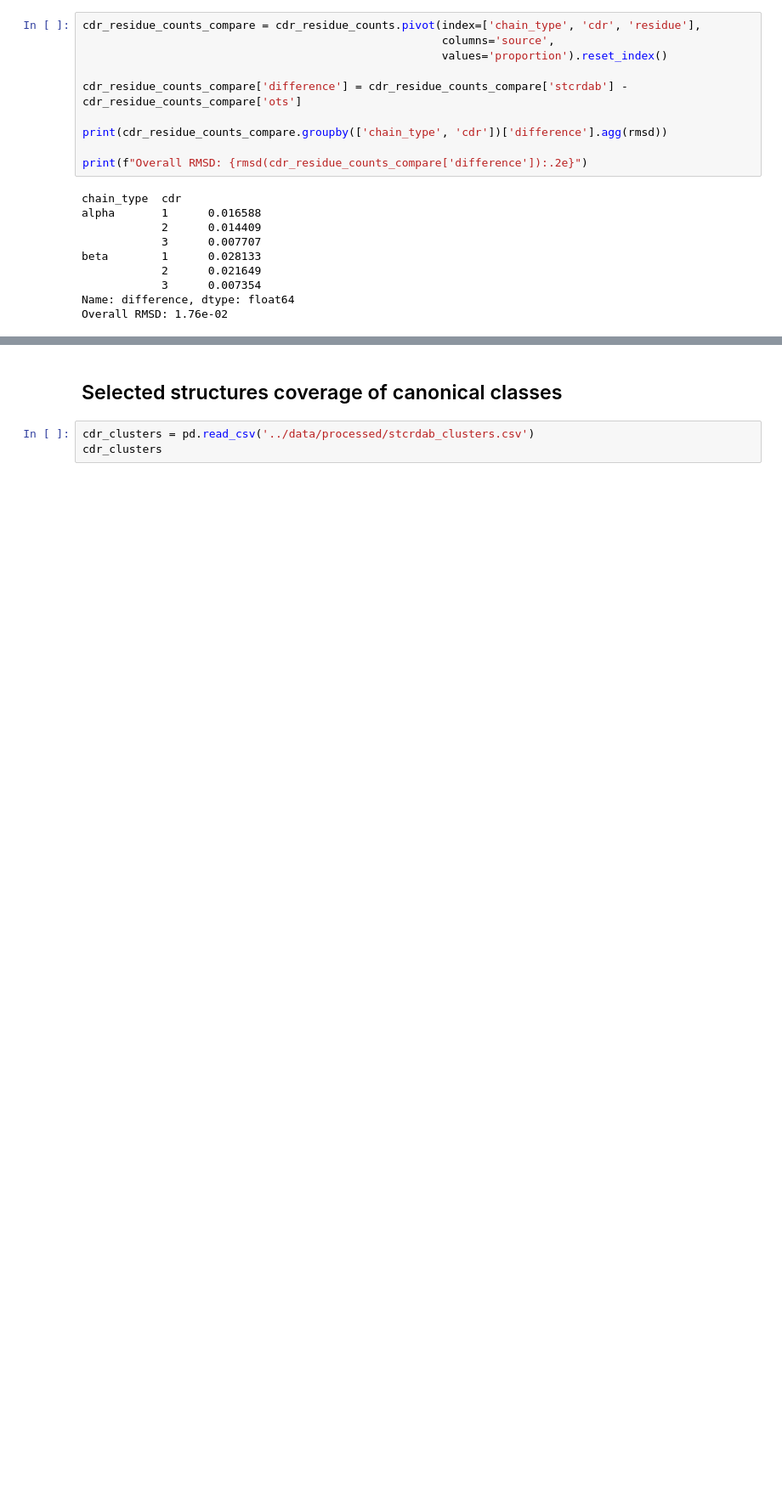
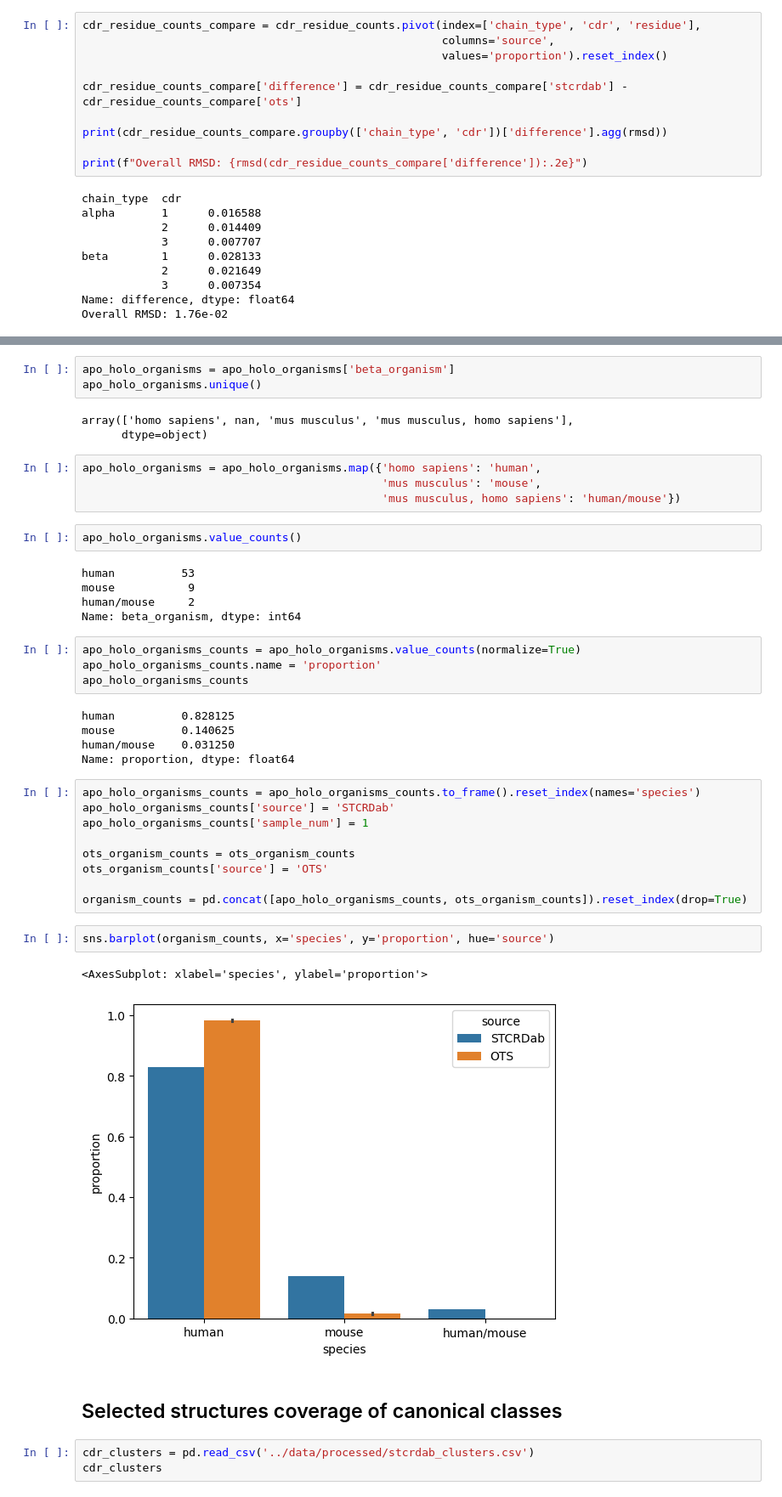
Before and after one commit to benjiemc/tcr-pmhc-interface-analysis, a Jupyter notebook: notebooks/Ascertaining_the_generalisability_of_the_structure_data.ipynb, the cells around one changed output, grey strips where cells are left out. Shown at 85% size. Cells and saved outputs as stored; diff of their text form; blank space fills up the shorter version.

Commit message:
Add species comparison to OTS

```diff
--- a/notebooks/Ascertaining_the_generalisability_of_the_structure_data.ipynb
+++ b/notebooks/Ascertaining_the_generalisability_of_the_structure_data.ipynb
@@ -583,3 +624,43 @@ Overall RMSD: 1.76e-02
+# %%
+apo_holo_organisms = apo_holo_organisms['beta_organism']
+apo_holo_organisms.unique()
+# %% [output]
+array(['homo sapiens', nan, 'mus musculus', 'mus musculus, homo sapiens'],
+      dtype=object)
+# %%
+apo_holo_organisms = apo_holo_organisms.map({'homo sapiens': 'human',
+                                             'mus musculus': 'mouse',
+                                             'mus musculus, homo sapiens': 'human/mouse'})
+# %%
+apo_holo_organisms.value_counts()
+# %% [output]
+human          53
+mouse           9
+human/mouse     2
+Name: beta_organism, dtype: int64
+# %%
+apo_holo_organisms_counts = apo_holo_organisms.value_counts(normalize=True)
+apo_holo_organisms_counts.name = 'proportion'
+apo_holo_organisms_counts
+# %% [output]
+human          0.828125
+mouse          0.140625
+human/mouse    0.031250
+Name: proportion, dtype: float64
+# %%
+apo_holo_organisms_counts = apo_holo_organisms_counts.to_frame().reset_index(names='species')
+apo_holo_organisms_counts['source'] = 'STCRDab'
+apo_holo_organisms_counts['sample_num'] = 1
+
+ots_organism_counts = ots_organism_counts
+ots_organism_counts['source'] = 'OTS'
+
+organism_counts = pd.concat([apo_holo_organisms_counts, ots_organism_counts]).reset_index(drop=True)
+# %%
+sns.barplot(organism_counts, x='species', y='proportion', hue='source')
+# %% [output]
+<AxesSubplot: xlabel='species', ylabel='proportion'>
+[figure, added]
 # %% [markdown]
 ## Selected structures coverage of canonical classes
 # %%
```
Also changed, not shown: parts of 6 cells of this notebook, 2 other files.
